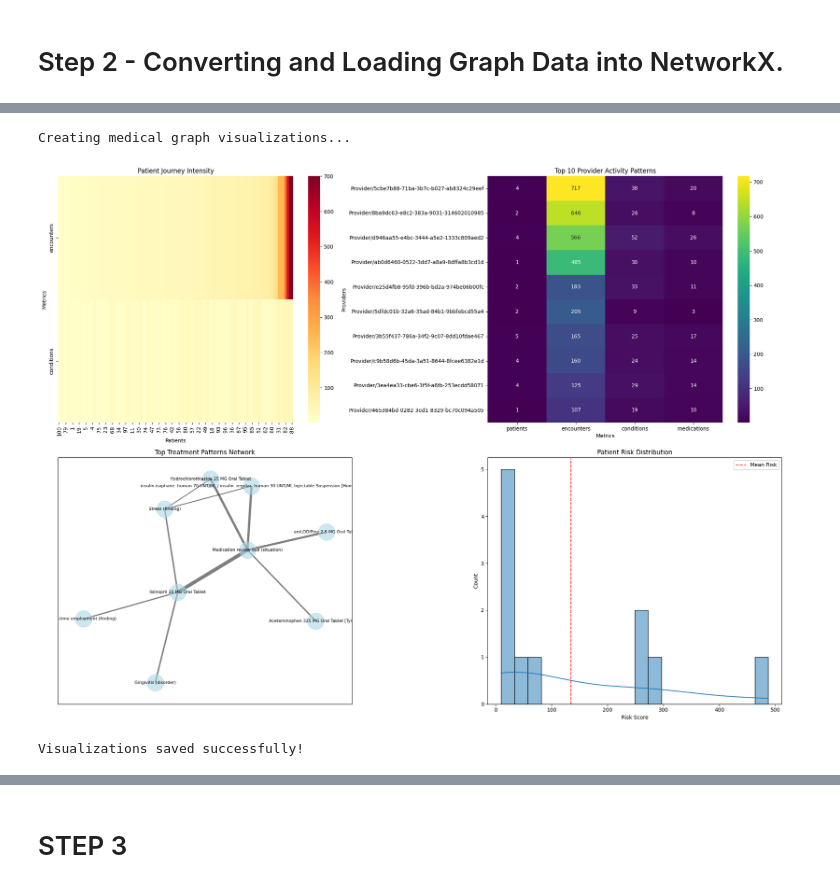
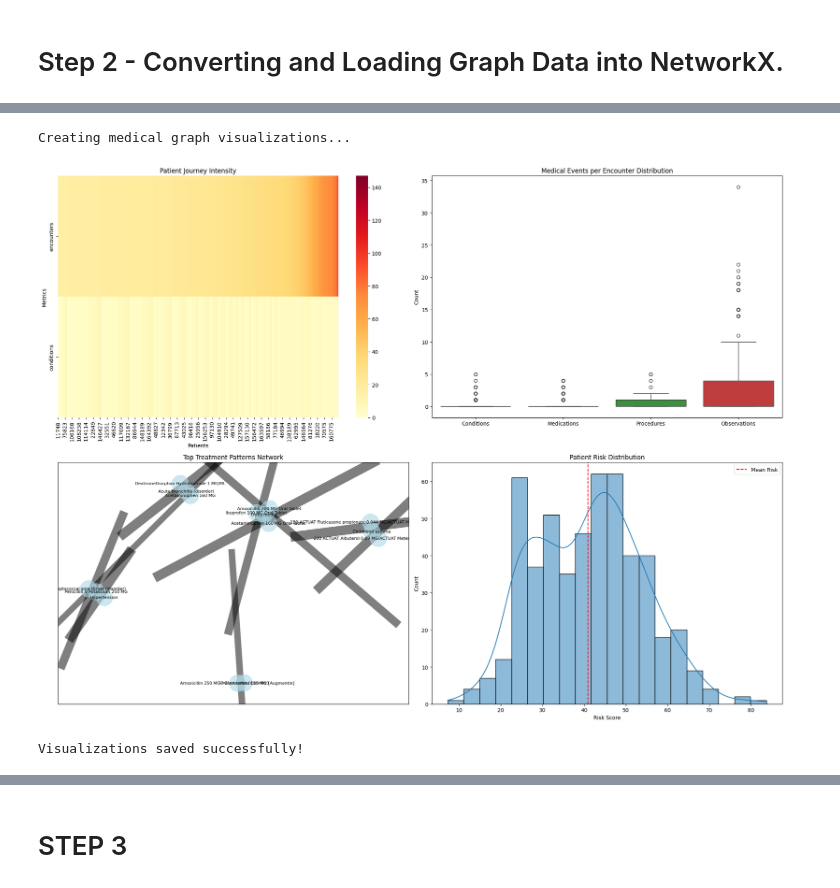
Before and after one commit to ajitonelsonn/H_ArngoDB, a Jupyter notebook: STEPS_MedGraph_Navigator_Patient_Journey_&_Risk_Analytics_Platform.ipynb, the cells around one changed output, grey strips where cells are left out. Saved outputs shown, nothing was run; the diff lists cells and outputs as text; code cells hidden in the pictures.

Commit message:
New update with all data patients SyntheticMass

```diff
--- a/STEPS_MedGraph_Navigator_Patient_Journey_&_Risk_Analytics_Platform.ipynb
+++ b/STEPS_MedGraph_Navigator_Patient_Journey_&_Risk_Analytics_Platform.ipynb
@@ -173,15 +216,12 @@ CORE_FILES = {
     'conditions': 'synthea_data/conditions.csv',
     'medications': 'synthea_data/medications.csv',
     'procedures': 'synthea_data/procedures.csv',
-    'providers': 'synthea_data/providers.csv',
-    'organizations': 'synthea_data/organizations.csv',
 
     # Risk and journey analysis data
     'observations': 'synthea_data/observations.csv',
     'allergies': 'synthea_data/allergies.csv',
     'immunizations': 'synthea_data/immunizations.csv',
-    'careplans': 'synthea_data/careplans.csv',
-    'imaging_studies': 'synthea_data/imaging_studies.csv'
+    'careplans': 'synthea_data/careplans.csv'
 }
 
 print("\nCore medical files defined:")
@@ -871,0 +1058,15 @@ Is connected: False
+# %%
+# Check for isolated nodes
+print("\nChecking for isolated nodes...")
+isolated_nodes = list(nx.isolates(G))
+print(f"Found {len(isolated_nodes)} isolated nodes")
+
+# Analyze isolated nodes by type
+isolated_types = defaultdict(int)
+for node in isolated_nodes:
+    node_type = G.nodes[node]['type']
+    isolated_types[node_type] += 1
+
+print("\nIsolated nodes by type:")
+for node_type, count in isolated_types.items():
+    print(f"- {node_type}: {count:,}")
@@ -1103,27 +1365,25 @@ def visualize_medical_patterns(G, analysis_results):
         plt.xlabel('Patients')
         plt.ylabel('Metrics')
 
-        # 2. Provider Activity Patterns (Updated)
+        # 2. Medical Event Distribution (New)
         plt.subplot(2, 2, 2)
-        provider_data = pd.DataFrame.from_dict(
-            {k: {
-                'patients': v['patient_count'],
-                'encounters': v['encounter_count'],
-                'conditions': v['condition_count'],
-                'medications': v['medication_count']
-            }
-            for k, v in analysis_results['provider_metrics'].items()
-        }).T
+        encounter_ids = [n for n, d in G.nodes(data=True) if d['type'] == 'encounter'][:1000]
+        event_counts = {
+            'Conditions': [],
+            'Medications': [],
+            'Procedures': [],
+            'Observations': []
+        }
+        for enc in encounter_ids:
+            event_counts['Conditions'].append(len([n for n in G.neighbors(enc) if G.nodes[n]['type'] == 'condition']))
+            event_counts['Medications'].append(len([n for n in G.neighbors(enc) if G.nodes[n]['type'] == 'medication']))
+            event_counts['Procedures'].append(len([n for n in G.neighbors(enc) if G.nodes[n]['type'] == 'procedure']))
+            event_counts['Observations'].append(len([n for n in G.neighbors(enc) if G.nodes[n]['type'] == 'observation']))
 
-        # Sort by total activity
-        provider_data['total'] = provider_data.sum(axis=1)
-        provider_data = provider_data.sort_values('total', ascending=False).head(10)
-        provider_data = provider_data.drop('total', axis=1)
-
-        sns.heatmap(provider_data, cmap='viridis', annot=True, fmt='g')
-        plt.title('Top 10 Provider Activity Patterns')
-        plt.xlabel('Metrics')
-        plt.ylabel('Providers')
+        event_df = pd.DataFrame(event_counts)
+        sns.boxplot(data=event_df)
+        plt.title('Medical Events per Encounter Distribution')
+        plt.ylabel('Count')
 
         # 3. Treatment Network Graph
         plt.subplot(2, 2, 3)
@@ -1139,37 +1399,35 @@ def visualize_medical_patterns(G, analysis_results):
                              node_color='lightblue',
                              node_size=1000,
                              alpha=0.6)
         nx.draw_networkx_edges(treatment_graph, pos,
                              width=[treatment_graph[u][v]['weight']/50 for u,v in treatment_graph.edges()],
                              alpha=0.5)
         nx.draw_networkx_labels(treatment_graph, pos, font_size=8)
         plt.title('Top Treatment Patterns Network')
 
-        # 4. Risk Distribution (Updated)
+        # 4. Risk Distribution
         plt.subplot(2, 2, 4)
         risk_scores = list(analysis_results['risk_scores'].values())
         sns.histplot(data=risk_scores, bins=20, kde=True)
         plt.axvline(np.mean(risk_scores), color='r', linestyle='--', label='Mean Risk')
         plt.title('Patient Risk Distribution')
         plt.xlabel('Risk Score')
         plt.ylabel('Count')
         plt.legend()
 
         plt.tight_layout()
         plt.savefig('processed_data/medical_patterns.png')
         plt.show()
         plt.close()
         print("Visualizations saved successfully!")
 
     except Exception as e:
         print(f"Error creating visualizations: {str(e)}")
         plt.close()
-
-# Create visualizations
 visualize_medical_patterns(G, analysis_results)
 # %% [output]
 Creating medical graph visualizations...
-[figure, old version]
+[figure, new version]
 Visualizations saved successfully!
 # %%
 # [Code Cell 8] - Graph Structure Visualization
```
Also changed, not shown: parts of 39 cells of this notebook.
